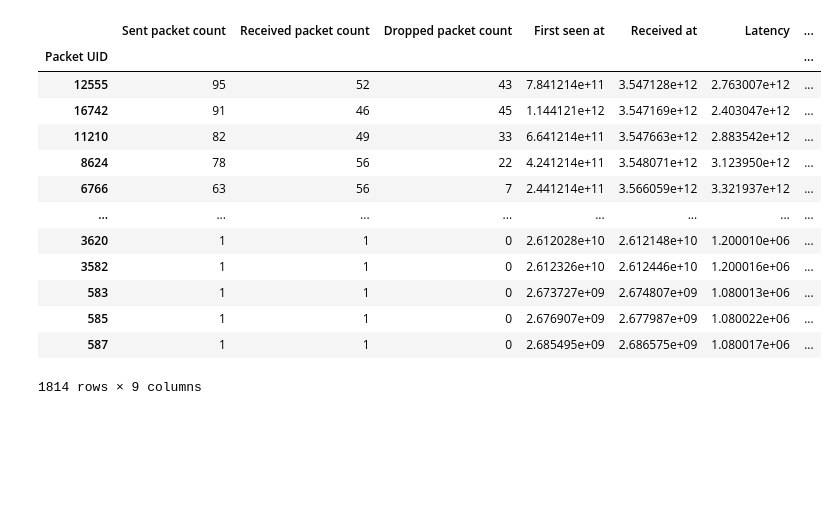
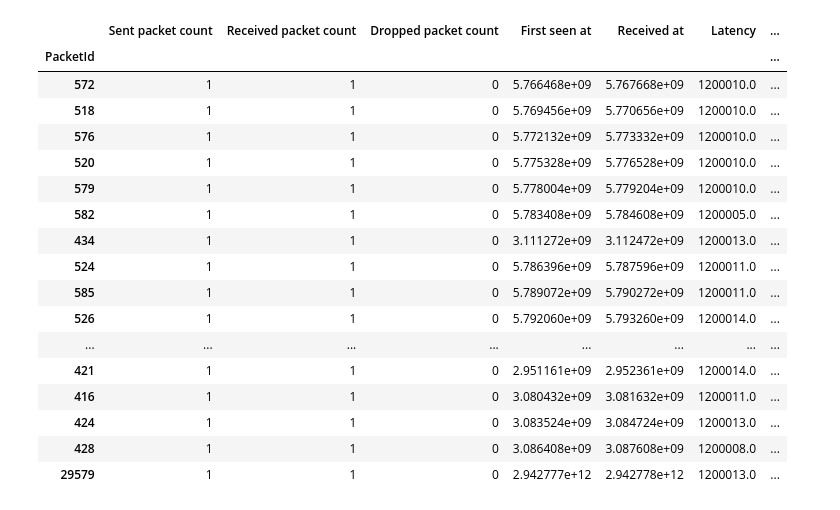
Before and after one commit to mehslambo/2IRS0-ns3, a Jupyter notebook: postprocessing/interactive_tx_rx.ipynb, the cells around one changed output. Saved outputs shown, nothing was run; the diff lists cells and outputs as text; code cells hidden in the pictures; blank space fills up the shorter version.

```diff
--- a/postprocessing/interactive_tx_rx.ipynb
+++ b/postprocessing/interactive_tx_rx.ipynb
@@ -149,0 +80,10 @@ tx_packets_df
+# %%
+rx_packets_df = pd.read_csv(scenario_folder / 'MonitorSnifferRx.csv', delimiter=';', index_col=False)
+rx_packets_df["Time"] = rx_packets_df["Time"].str.replace('ns', '').astype(float)
+rx_packets_df = rx_packets_df[rx_packets_df["DestinationNodeId"] != "?"]
+rx_packets_df = rx_packets_df[rx_packets_df["SourceNodeId"] != "?"]
+rx_packets_df["DestinationNodeId"] = rx_packets_df["DestinationNodeId"].astype(int)
+rx_packets_df["SourceNodeId"] = rx_packets_df["SourceNodeId"].astype(int)
+rx_packets_df["RxNodeId"] = rx_packets_df["RxNodeId"].astype(int)
+rx_packets_df = rx_packets_df[rx_packets_df["RxNodeId"] == rx_packets_df["DestinationNodeId"]]
+rx_packets_df
@@ -149,0 +104,10 @@ tx_packets_df
+# %%
+tx_packets_df = pd.read_csv(scenario_folder / 'MonitorSnifferTx.csv', delimiter=';', index_col=False)
+tx_packets_df["Time"] = tx_packets_df["Time"].str.replace('ns', '').astype(float)
+tx_packets_df = tx_packets_df[tx_packets_df["DestinationNodeId"] != "?"]
+tx_packets_df = tx_packets_df[tx_packets_df["SourceNodeId"] != "?"]
+tx_packets_df["DestinationNodeId"] = tx_packets_df["DestinationNodeId"].astype(int)
+tx_packets_df["SourceNodeId"] = tx_packets_df["SourceNodeId"].astype(int)
+tx_packets_df["TxNodeId"] = tx_packets_df["TxNodeId"].astype(int)
+tx_packets_df = tx_packets_df[tx_packets_df["TxNodeId"] == tx_packets_df["SourceNodeId"]]
+tx_packets_df
@@ -150,39 +128,43 @@ tx_packets_df
 # %%
 packet_stats_df = pd.DataFrame()
-packet_stats_df['Sent packet count'] = tx_packets_df['Packet UID'].value_counts()
-packet_stats_df['Received packet count'] = rx_packets_df['Packet UID'].value_counts()
+packet_stats_df['Sent packet count'] = tx_packets_df['PacketId'].value_counts()
+packet_stats_df['Received packet count'] = rx_packets_df['PacketId'].value_counts()
 packet_stats_df['Dropped packet count'] = packet_stats_df['Sent packet count'] - packet_stats_df['Received packet count']
-packet_stats_df['First seen at'] = tx_packets_df.groupby('Packet UID')['Time'].min()
-packet_stats_df['Received at'] = rx_packets_df.groupby('Packet UID')['Time'].max()
+packet_stats_df['First seen at'] = tx_packets_df.groupby('PacketId')['Time'].min()
+packet_stats_df['Received at'] = rx_packets_df.groupby('PacketId')['Time'].max()
 packet_stats_df['Latency'] = packet_stats_df['Received at'] - packet_stats_df['First seen at']
-packet_stats_df['Source node ID'] = tx_packets_df.groupby('Packet UID')['Source node ID'].first()
-packet_stats_df['Destination node ID'] = tx_packets_df.groupby('Packet UID')['Destination node ID'].first()
+packet_stats_df['SourceNodeId'] = tx_packets_df.groupby('PacketId')['SourceNodeId'].first()
+packet_stats_df['DestinationNodeId'] = tx_packets_df.groupby('PacketId')['DestinationNodeId'].first()
 
 # Calculate the distance between the two nodes at the time of the most recent position update at the time of the first packet transmission
 packet_stats_df['Distance'] = packet_stats_df.apply(lambda row: node_to_node_distance(
-    node_pos_df[(node_pos_df['Time'] <= row['First seen at']) & (node_pos_df['ID'] == row['Source node ID'])].iloc[-1]['x'],
-    node_pos_df[(node_pos_df['Time'] <= row['First seen at']) & (node_pos_df['ID'] == row['Source node ID'])].iloc[-1]['y'],
-    node_pos_df[(node_pos_df['Time'] <= row['First seen at']) & (node_pos_df['ID'] == row['Source node ID'])].iloc[-1]['z'],
-    node_pos_df[(node_pos_df['Time'] <= row['First seen at']) & (node_pos_df['ID'] == row['Destination node ID'])].iloc[-1]['x'],
-    node_pos_df[(node_pos_df['Time'] <= row['First seen at']) & (node_pos_df['ID'] == row['Destination node ID'])].iloc[-1]['y'],
-    node_pos_df[(node_pos_df['Time'] <= row['First seen at']) & (node_pos_df['ID'] == row['Destination node ID'])].iloc[-1]['z'],
+    node_pos_df[(node_pos_df['Time'] <= row['First seen at']) & (node_pos_df['NodeId'] == row['SourceNodeId'])].iloc[-1]['X'],
+    node_pos_df[(node_pos_df['Time'] <= row['First seen at']) & (node_pos_df['NodeId'] == row['SourceNodeId'])].iloc[-1]['Y'],
+    node_pos_df[(node_pos_df['Time'] <= row['First seen at']) & (node_pos_df['NodeId'] == row['SourceNodeId'])].iloc[-1]['Z'],
+    node_pos_df[(node_pos_df['Time'] <= row['First seen at']) & (node_pos_df['NodeId'] == row['DestinationNodeId'])].iloc[-1]['X'],
+    node_pos_df[(node_pos_df['Time'] <= row['First seen at']) & (node_pos_df['NodeId'] == row['DestinationNodeId'])].iloc[-1]['Y'],
+    node_pos_df[(node_pos_df['Time'] <= row['First seen at']) & (node_pos_df['NodeId'] == row['DestinationNodeId'])].iloc[-1]['Z'],
 ), axis=1)
 
-packet_stats_df
+packet_stats_df.tail(50)
 # %% [output]
 |  | Sent packet count | Received packet count | Dropped packet count | First seen at | Received at | Latency | ... |
-| Packet UID |  |  |  |  |  |  | ... |
-| 12555 | 95 | 52 | 43 | 7.841214e+11 | 3.547128e+12 | 2.763007e+12 | ... |
-| 16742 | 91 | 46 | 45 | 1.144121e+12 | 3.547169e+12 | 2.403047e+12 | ... |
-| 11210 | 82 | 49 | 33 | 6.641214e+11 | 3.547663e+12 | 2.883542e+12 | ... |
-| 8624 | 78 | 56 | 22 | 4.241214e+11 | 3.548071e+12 | 3.123950e+12 | ... |
-| 6766 | 63 | 56 | 7 | 2.441214e+11 | 3.566059e+12 | 3.321937e+12 | ... |
+| PacketId |  |  |  |  |  |  | ... |
+| 572 | 1 | 1 | 0 | 5.766468e+09 | 5.767668e+09 | 1200010.0 | ... |
+| 518 | 1 | 1 | 0 | 5.769456e+09 | 5.770656e+09 | 1200010.0 | ... |
+| 576 | 1 | 1 | 0 | 5.772132e+09 | 5.773332e+09 | 1200010.0 | ... |
+| 520 | 1 | 1 | 0 | 5.775328e+09 | 5.776528e+09 | 1200010.0 | ... |
+| 579 | 1 | 1 | 0 | 5.778004e+09 | 5.779204e+09 | 1200010.0 | ... |
+| 582 | 1 | 1 | 0 | 5.783408e+09 | 5.784608e+09 | 1200005.0 | ... |
+| 434 | 1 | 1 | 0 | 3.111272e+09 | 3.112472e+09 | 1200013.0 | ... |
+| 524 | 1 | 1 | 0 | 5.786396e+09 | 5.787596e+09 | 1200011.0 | ... |
+| 585 | 1 | 1 | 0 | 5.789072e+09 | 5.790272e+09 | 1200011.0 | ... |
+| 526 | 1 | 1 | 0 | 5.792060e+09 | 5.793260e+09 | 1200014.0 | ... |
 | ... | ... | ... | ... | ... | ... | ... | ... |
-| 3620 | 1 | 1 | 0 | 2.612028e+10 | 2.612148e+10 | 1.200010e+06 | ... |
-| 3582 | 1 | 1 | 0 | 2.612326e+10 | 2.612446e+10 | 1.200016e+06 | ... |
-| 583 | 1 | 1 | 0 | 2.673727e+09 | 2.674807e+09 | 1.080013e+06 | ... |
-| 585 | 1 | 1 | 0 | 2.676907e+09 | 2.677987e+09 | 1.080022e+06 | ... |
-| 587 | 1 | 1 | 0 | 2.685495e+09 | 2.686575e+09 | 1.080017e+06 | ... |
+| 421 | 1 | 1 | 0 | 2.951161e+09 | 2.952361e+09 | 1200014.0 | ... |
+| 416 | 1 | 1 | 0 | 3.080432e+09 | 3.081632e+09 | 1200011.0 | ... |
+| 424 | 1 | 1 | 0 | 3.083524e+09 | 3.084724e+09 | 1200013.0 | ... |
+| 428 | 1 | 1 | 0 | 3.086408e+09 | 3.087608e+09 | 1200008.0 | ... |
+| 29579 | 1 | 1 | 0 | 2.942777e+12 | 2.942778e+12 | 1200013.0 | ... |
-1814 rows × 9 columns
 # %%
 node_statistics_df = pd.DataFrame()
```
Also changed, not shown: parts of 11 cells of this notebook.
